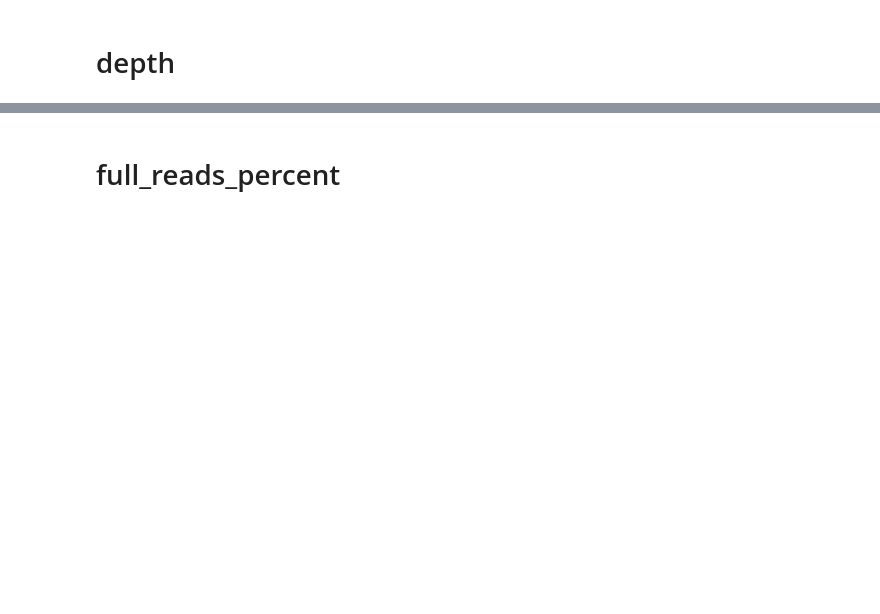
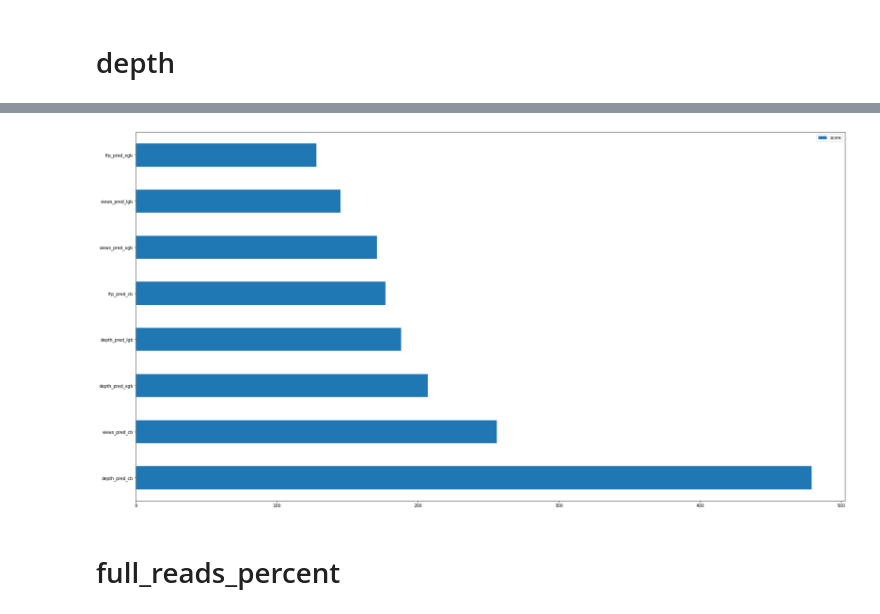
Before and after one commit to v010ch/hackai_moscow_22_top_news, a Jupyter notebook: 999step_concat_submits.ipynb, the cells around one changed output, grey strips where cells are left out. Saved outputs shown, nothing was run; the diff lists cells and outputs as text; code cells hidden in the pictures; blank space fills up the shorter version.

```diff
--- a/999step_concat_submits.ipynb
+++ b/999step_concat_submits.ipynb
@@ -300,3 +349,7 @@ train_score_depth, val_score_depth
+# %%
+plot_importance(model_depth_end, 8, 'weight')
+# %% [output]
+[figure, added]
 # %% [markdown]
 # full_reads_percent
 # %%
```
Also changed, not shown: parts of 74 cells of this notebook, 15 other files.
